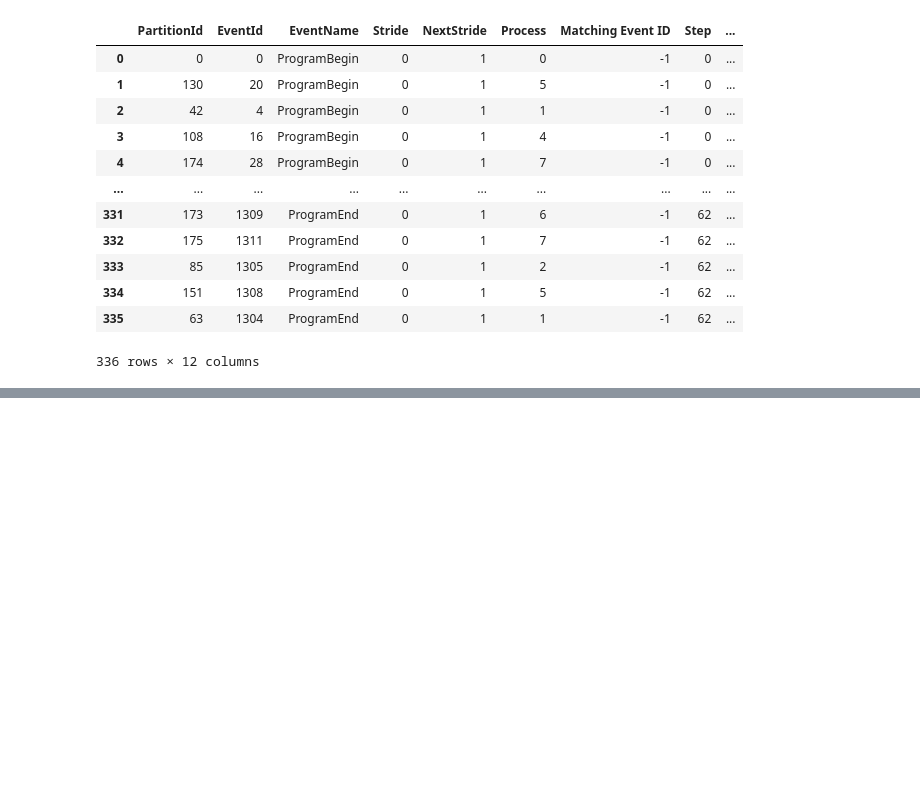
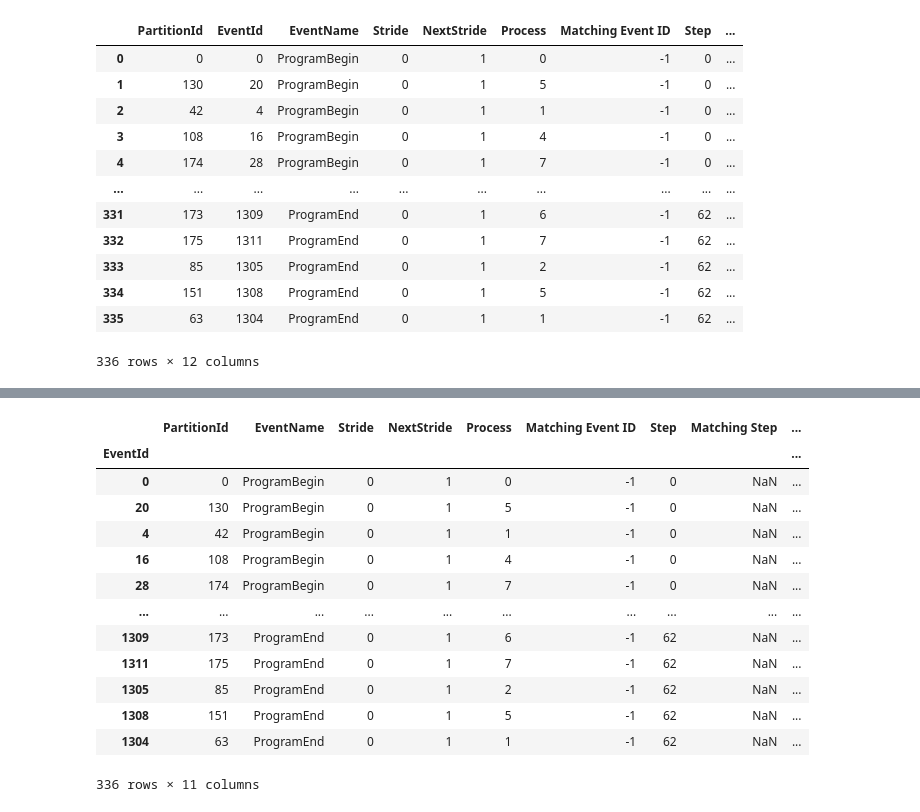
Before and after one commit to hpcgroup/pipit-notebooks, a Jupyter notebook: 8-lateness.ipynb, the cells around one changed output, grey strips where cells are left out. Cells and saved outputs as stored; diff of their text form; code cells hidden in the pictures; blank space fills up the shorter version.

```diff
--- a/8-lateness.ipynb
+++ b/8-lateness.ipynb
@@ -272,0 +289,3 @@ lateness_vis(lateness, coloring_field='Lateness', x_start=28, x_end=58)
+# %%
+df1 = events
+df2 = lateness
@@ -272,0 +308,17 @@ lateness_vis(lateness, coloring_field='Lateness', x_start=28, x_end=58)
+# %%
+df2.set_index("EventId")
+# %% [output]
+|  | PartitionId | EventName | Stride | NextStride | Process | Matching Event ID | Step | Matching Step | ... |
+| EventId |  |  |  |  |  |  |  |  | ... |
+| 0 | 0 | ProgramBegin | 0 | 1 | 0 | -1 | 0 | NaN | ... |
+| 20 | 130 | ProgramBegin | 0 | 1 | 5 | -1 | 0 | NaN | ... |
+| 4 | 42 | ProgramBegin | 0 | 1 | 1 | -1 | 0 | NaN | ... |
+| 16 | 108 | ProgramBegin | 0 | 1 | 4 | -1 | 0 | NaN | ... |
+| 28 | 174 | ProgramBegin | 0 | 1 | 7 | -1 | 0 | NaN | ... |
+| ... | ... | ... | ... | ... | ... | ... | ... | ... | ... |
+| 1309 | 173 | ProgramEnd | 0 | 1 | 6 | -1 | 62 | NaN | ... |
+| 1311 | 175 | ProgramEnd | 0 | 1 | 7 | -1 | 62 | NaN | ... |
+| 1305 | 85 | ProgramEnd | 0 | 1 | 2 | -1 | 62 | NaN | ... |
+| 1308 | 151 | ProgramEnd | 0 | 1 | 5 | -1 | 62 | NaN | ... |
+| 1304 | 63 | ProgramEnd | 0 | 1 | 1 | -1 | 62 | NaN | ... |
+336 rows × 11 columns
```
Also changed, not shown: parts of 8 cells of this notebook.
